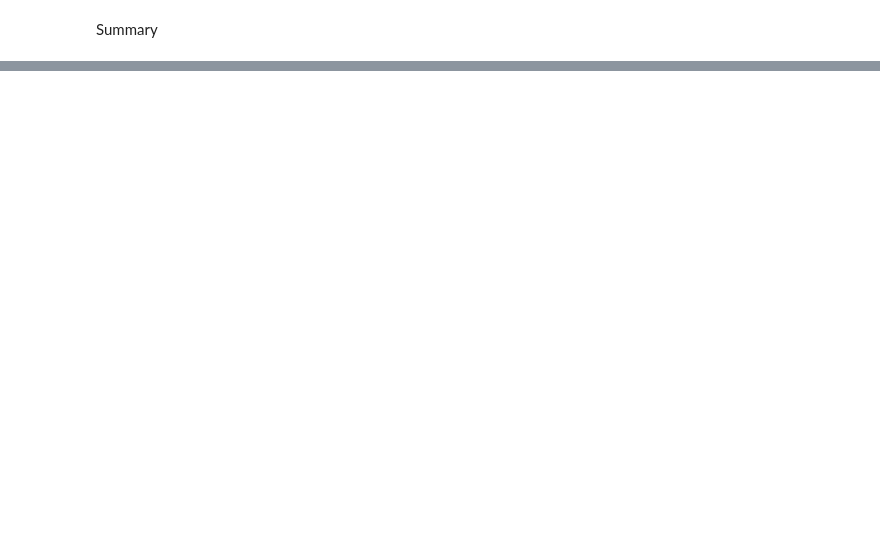
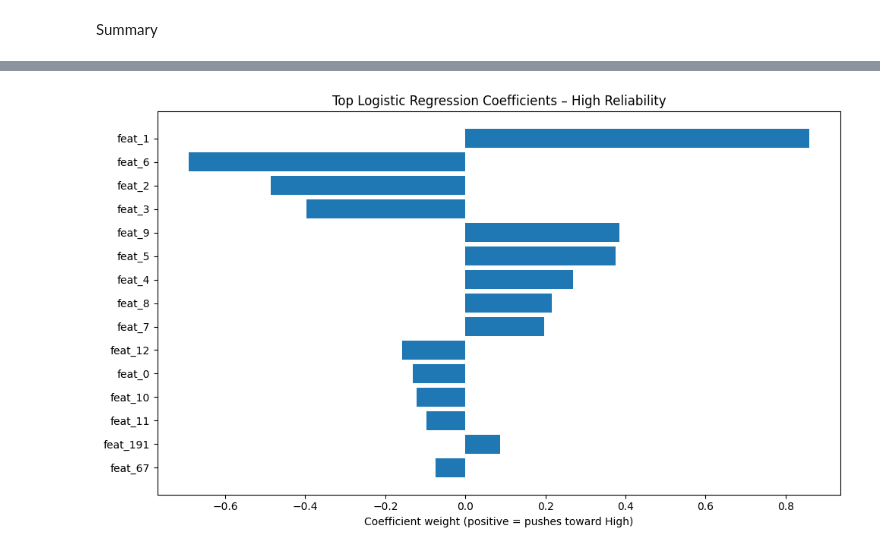
Before and after one commit to kishlaykumar1995/oncology-reliability-test, a Jupyter notebook: ReliabilityModeling.ipynb, the cells around one changed output, grey strips where cells are left out. Cells and saved outputs as stored; diff of their text form; code cells hidden in the pictures; blank space fills up the shorter version.

```diff
--- a/ReliabilityModeling.ipynb
+++ b/ReliabilityModeling.ipynb
@@ -346,0 +585,28 @@ GradBoost + SVD (k=5)         : nan ± nan
+# %%
+import numpy as np
+import pandas as pd
+import matplotlib.pyplot as plt
+
+# Coefficients: shape (n_classes, n_features)
+coef = log_reg_full.coef_
+
+# Map class index to label for readability
+class_labels = {0: "Low", 1: "Medium", 2: "High"}
+
+def top_features_for_class(class_idx, top_n=15):
+    """Return a DataFrame of top +/- features for a given class index."""
+    class_name = class_labels[class_idx]
+    class_coef = coef[class_idx]
+
+    df = pd.DataFrame({
+        "feature": feature_names,
+        "coef": class_coef,
+        "abs_coef": np.abs(class_coef)
+    }).sort_values("abs_coef", ascending=False)
+
+    print(f"\nTop {top_n} features for class: {class_name}")
+    return df.head(top_n)
+
+# Example: look at "High reliability" drivers
+top_high = top_features_for_class(2, top_n=15)
+top_high
@@ -346,0 +631,10 @@ GradBoost + SVD (k=5)         : nan ± nan
+# %%
+plt.figure(figsize=(10, 6))
+plt.barh(top_high["feature"], top_high["coef"])
+plt.title("Top Logistic Regression Coefficients – High Reliability")
+plt.xlabel("Coefficient weight (positive = pushes toward High)")
+plt.gca().invert_yaxis()
+plt.tight_layout()
+plt.show()
+# %% [output]
+[figure, added]
```
Also changed, not shown: parts of 27 cells of this notebook, 4 other files.
